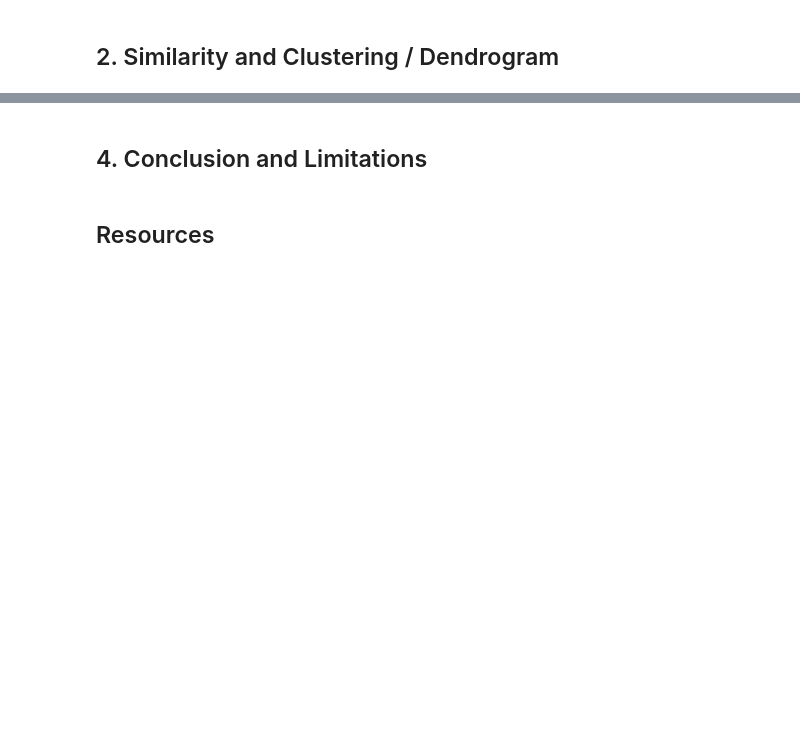
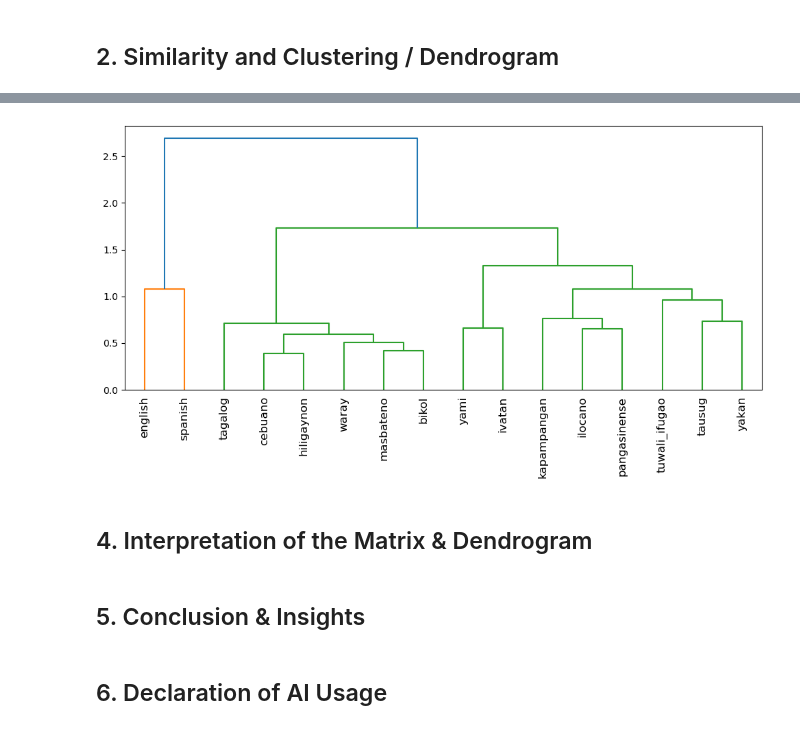
Before and after one commit to clavzno/nlp1000, a Jupyter notebook: project2/project2.ipynb, the cells around one changed output, grey strips where cells are left out. Cells and saved outputs as stored; diff of their text form; code cells hidden in the pictures; blank space fills up the shorter version.

```diff
--- a/project2/project2.ipynb
+++ b/project2/project2.ipynb
@@ -378,4 +419,23 @@ Next, to create the similarity matrix, we apply the dice coefficient formula to
+# %%
+csv_fp = data_folder / "250.csv"
+#importing the CSV, index_col = 0 basically tells Pandas to ignore the first column for any operations
+sim_matrix = pd.read_csv(csv_fp, index_col=0)
+
+#converting sim_matrix into a distance matrix for hierarchical clustering
+dist_matrix = 1 - sim_matrix
+
+# hierarchical clustering
+hc = linkage(dist_matrix, method='ward')
+
+#make a dendrogram
+plt.figure(figsize=(12, 5))
+dendrogram(hc, labels=dist_matrix.columns, leaf_rotation=90)
+plt.show()
+# %% [output]
+[figure, added]
 # %% [markdown]
-## 4. Conclusion and Limitations
+## 4. Interpretation of the Matrix & Dendrogram
-# %% [markdown]
-## Resources
+# %% [markdown]
+## 5. Conclusion & Insights
+# %% [markdown]
+## 6. Declaration of AI Usage
```
Also changed, not shown: parts of 29 cells of this notebook.
